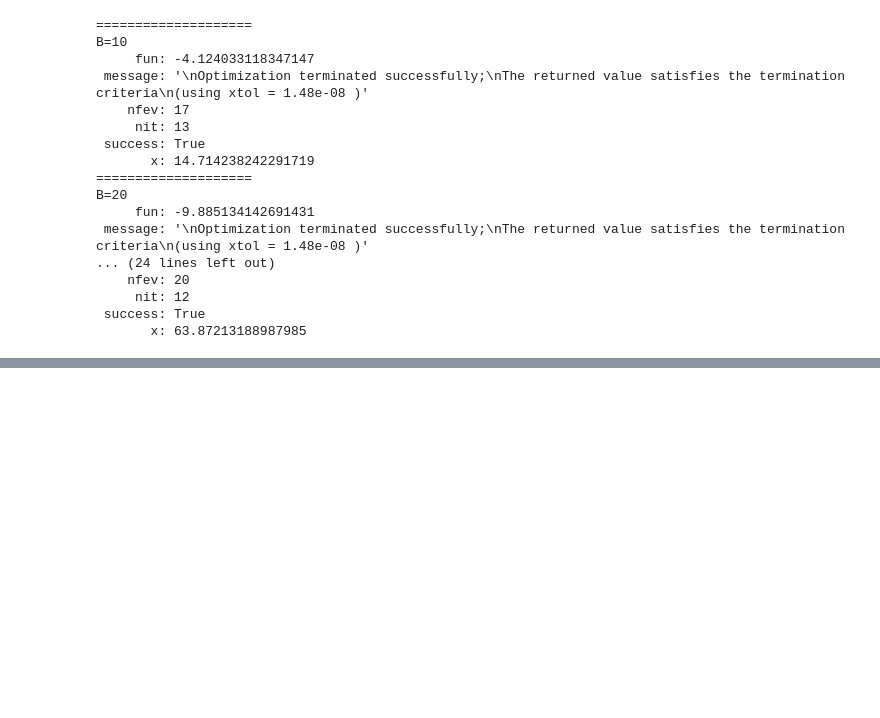
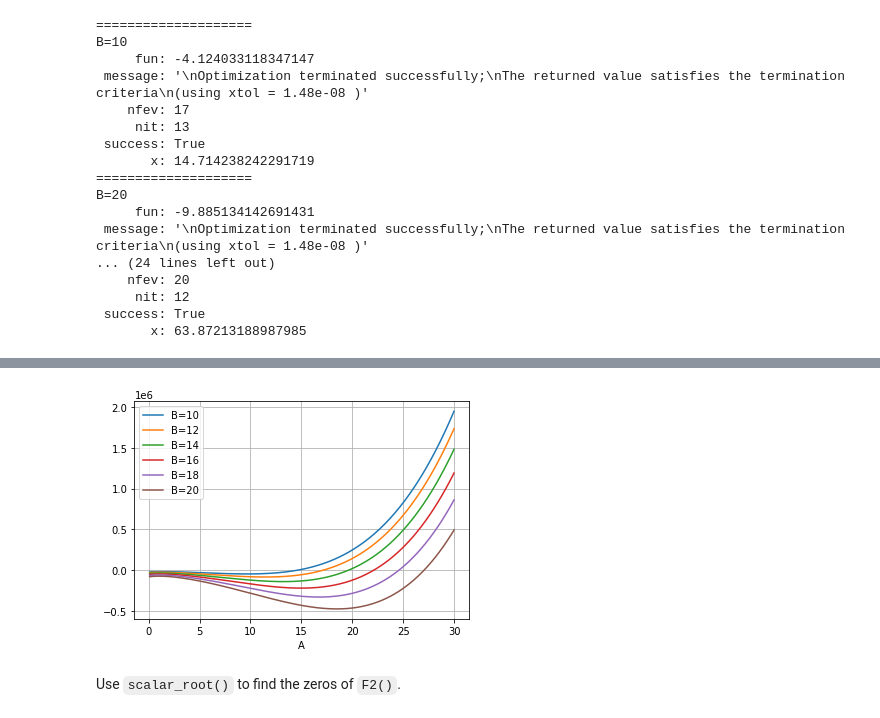
Before and after one commit to agryman/acmpy, a Jupyter notebook: notebooks/rwc-alam/scipy-optimize.ipynb, the cells around one changed output, grey strips where cells are left out. Saved outputs shown, nothing was run; the diff lists cells and outputs as text; code cells hidden in the pictures; blank space fills up the shorter version.

```diff
--- a/notebooks/rwc-alam/scipy-optimize.ipynb
+++ b/notebooks/rwc-alam/scipy-optimize.ipynb
@@ -187,0 +327,10 @@ B=20
+# %%
+for B_value in Bs:
+    F2 = make_F2(B_value)
+    F2_df[f'B={B_value}'] = [F2(A_value) for A_value in A_index]
+# %%
+F2_df.plot(grid=True);
+# %% [output]
+[figure, added]
+# %% [markdown]
+Use `scalar_root()` to find the zeros of `F2()`.
```
Also changed, not shown: parts of 36 cells of this notebook, 3 other files.
